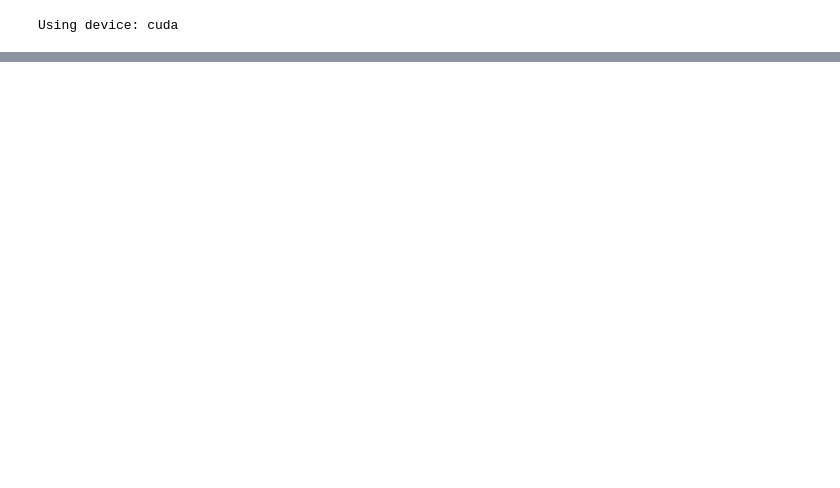
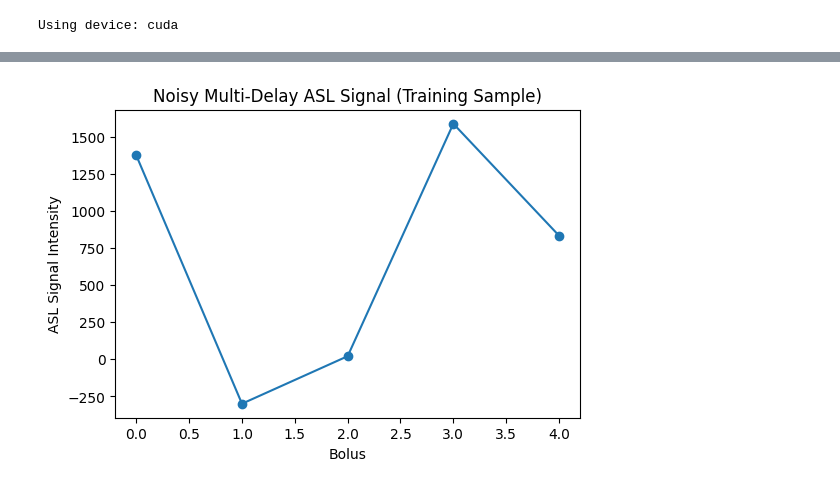
Before and after one commit to AnuThmsn/DNN_Estimation_of_CBF_and_ATT_ASL, a Jupyter notebook: DNN_Estimation_of_CBF_and_ATT_ASL.ipynb, the cells around one changed output, grey strips where cells are left out. Cells and saved outputs as stored; diff of their text form; code cells hidden in the pictures; blank space fills up the shorter version.

```diff
--- a/DNN_Estimation_of_CBF_and_ATT_ASL.ipynb
+++ b/DNN_Estimation_of_CBF_and_ATT_ASL.ipynb
@@ -235 +178,12 @@ X_test_noisy, rSNR_test = apply_noise_to_dataset(X_test_clean)
+# %%
+idx = 0  # sample index
+
+plt.figure(figsize=(6,4))
+plt.plot(X_train[idx], marker='o')
+plt.xlabel("Bolus")
+plt.ylabel("ASL Signal Intensity")
+plt.title("Noisy Multi-Delay ASL Signal (Training Sample)")
+plt.show()
+# %% [output]
+[figure, added]
 # %%
```
Also changed, not shown: parts of 26 cells of this notebook.
